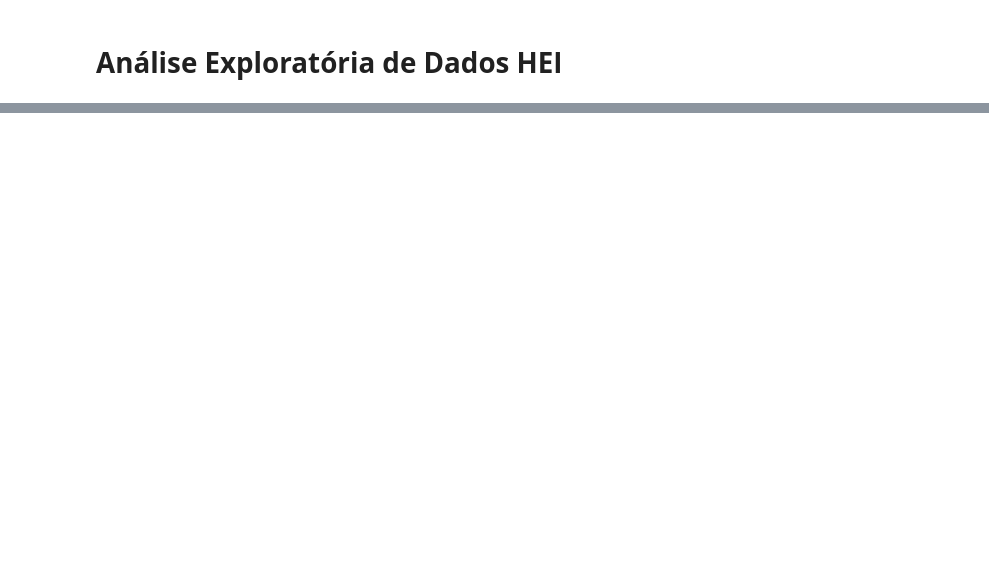
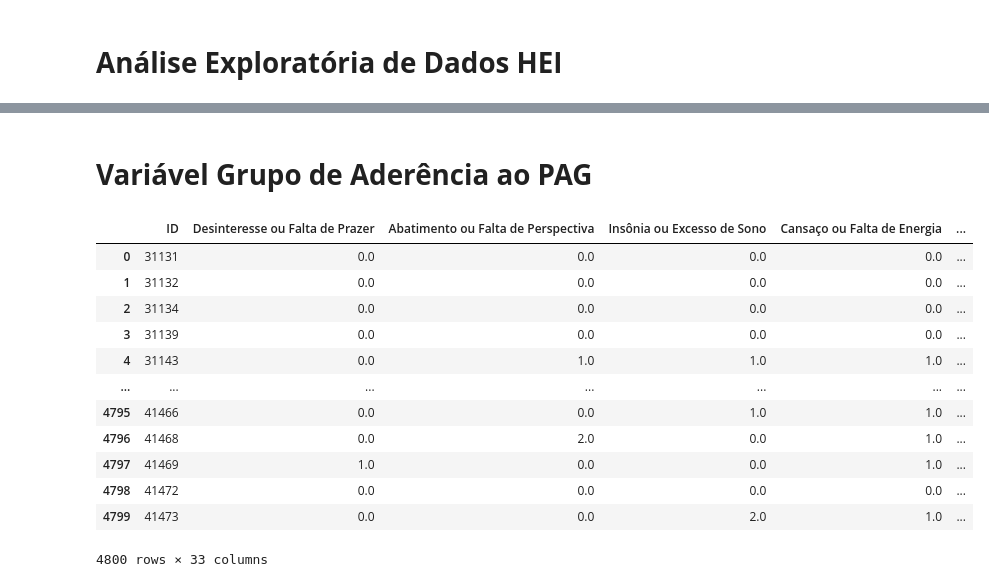
Before and after one commit to Pablosilvaa/Desafio-Infer-ncia---Tera, a Jupyter notebook: Desafio_tera_1.ipynb, the cells around one changed output, grey strips where cells are left out. Drawn from its saved outputs; the diff is of its cells as text; code cells hidden in the pictures; blank space fills up the shorter version.

```diff
--- a/Desafio_tera_1.ipynb
+++ b/Desafio_tera_1.ipynb
@@ -160,0 +238,3 @@ dataSA1_WRN = dataSA1.dropna(axis = 0, how = 'all')
+# %%
+#a chave SEQN foi defenida como "ID"
+newdataS = dataSM1_No_NaN.merge(dataSA1_WRN, on = 'ID', how = 'left')
@@ -160,0 +285,5 @@ dataSA1_WRN = dataSA1.dropna(axis = 0, how = 'all')
+# %%
+#col_list = list(newdataS)
+newdataS['PHQ9']= newdataS['Desinteresse ou Falta de Prazer '] + newdataS['Abatimento ou Falta de Perspectiva'] + newdataS['Insônia ou Excesso de Sono'] + newdataS['Cansaço ou Falta de Energia'] + newdataS['Falta de Apetite ou Excesso na Alimentação'] + newdataS['Sentiu-se: Mal consigo mesmo, Fracassado ou que Decepcionou a Família ou a Si mesmo'] + newdataS['Falta de Concentração em Atividades Rotineiras'] + newdataS['Agitação ou Lentidão para hábitos comuns como: Andar e Falar'] + newdataS['Pensou em Ferir-se ou que era Melhor estar Morto']
+
+newdataS.info()
@@ -160,0 +310,20 @@ dataSA1_WRN = dataSA1.dropna(axis = 0, how = 'all')
+# %%
+#newdataS['PHQ_GRP'] = pd.cut[newdataS, bins = [0<5.1, 5 <= 10.2,10<=15.3, 15<=19, >=20], labels = ["Sem_Sintomas", "Sintomas_Leves", "Sintomas_Moderados", "Sintomas_Moderadamente_Severos", "Sintomas_Severos"])
+
+def grp_sint(newdataS):
+
+
+    if newdataS['PHQ9'] < 5:
+        return 'Sem Sintomas'
+    elif 5 <= newdataS['PHQ9'] < 10:
+        return 'Sintomas Leves'
+    elif 10 <= newdataS['PHQ9'] < 15:
+        return "Sintomas Moderados"
+    elif 15 <= newdataS['PHQ9'] < 19:
+        return "Sintomas moderadamente Severos"
+    else:
+        return "Sintomas Severos"
+
+#Créditos andré que me ajudou bastante nessa parte
+# %%
+newdataS['PHQ_GRP'] = newdataS.apply(grp_sint, axis = 1)
@@ -160,0 +344,2 @@ dataSA1_WRN = dataSA1.dropna(axis = 0, how = 'all')
+# %% [markdown]
+# **Variável Grupo de Aderência ao PAG**
@@ -160,0 +358,17 @@ dataSA1_WRN = dataSA1.dropna(axis = 0, how = 'all')
+# %%
+#Testando alteração
+newdataS
+# %% [output]
+|  | ID | Desinteresse ou Falta de Prazer | Abatimento ou Falta de Perspectiva | Insônia ou Excesso de Sono | Cansaço ou Falta de Energia | ... |
+| 0 | 31131 | 0.0 | 0.0 | 0.0 | 0.0 | ... |
+| 1 | 31132 | 0.0 | 0.0 | 0.0 | 0.0 | ... |
+| 2 | 31134 | 0.0 | 0.0 | 0.0 | 0.0 | ... |
+| 3 | 31139 | 0.0 | 0.0 | 0.0 | 0.0 | ... |
+| 4 | 31143 | 0.0 | 1.0 | 1.0 | 1.0 | ... |
+| ... | ... | ... | ... | ... | ... | ... |
+| 4795 | 41466 | 0.0 | 0.0 | 1.0 | 1.0 | ... |
+| 4796 | 41468 | 0.0 | 2.0 | 0.0 | 1.0 | ... |
+| 4797 | 41469 | 1.0 | 0.0 | 0.0 | 1.0 | ... |
+| 4798 | 41472 | 0.0 | 0.0 | 0.0 | 0.0 | ... |
+| 4799 | 41473 | 0.0 | 0.0 | 2.0 | 1.0 | ... |
+4800 rows × 33 columns
```
Also changed, not shown: parts of 22 cells of this notebook.
